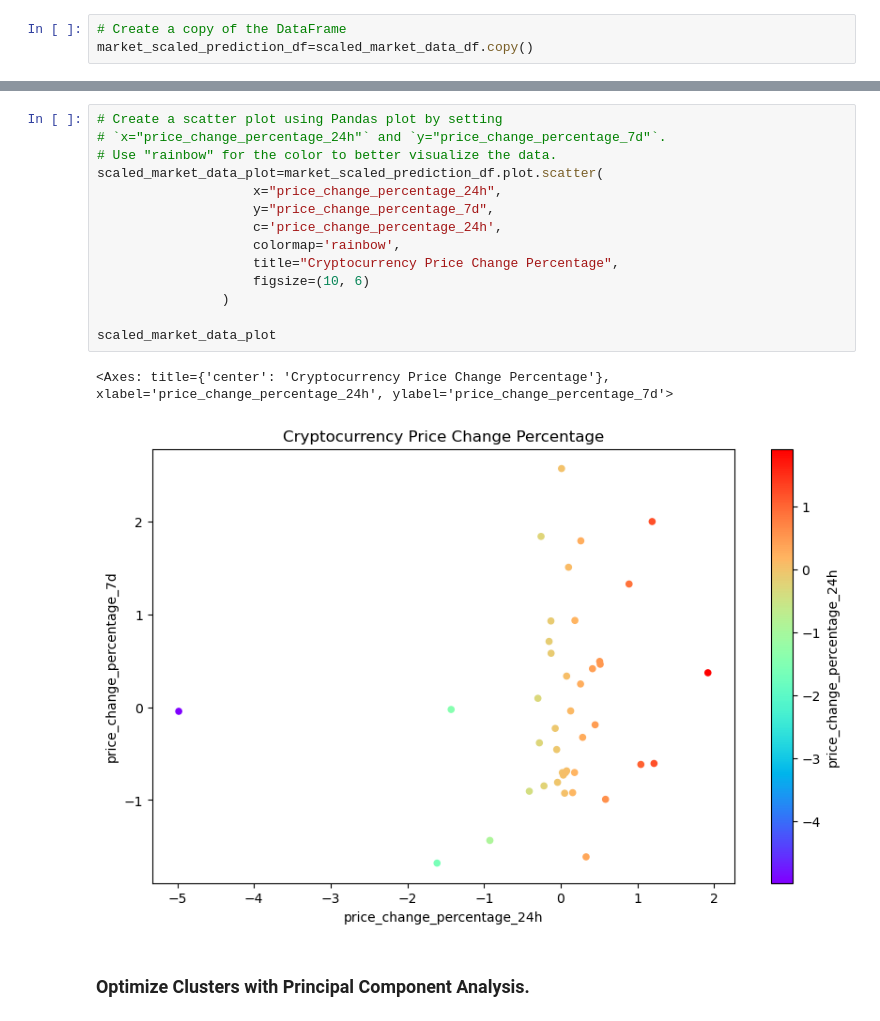
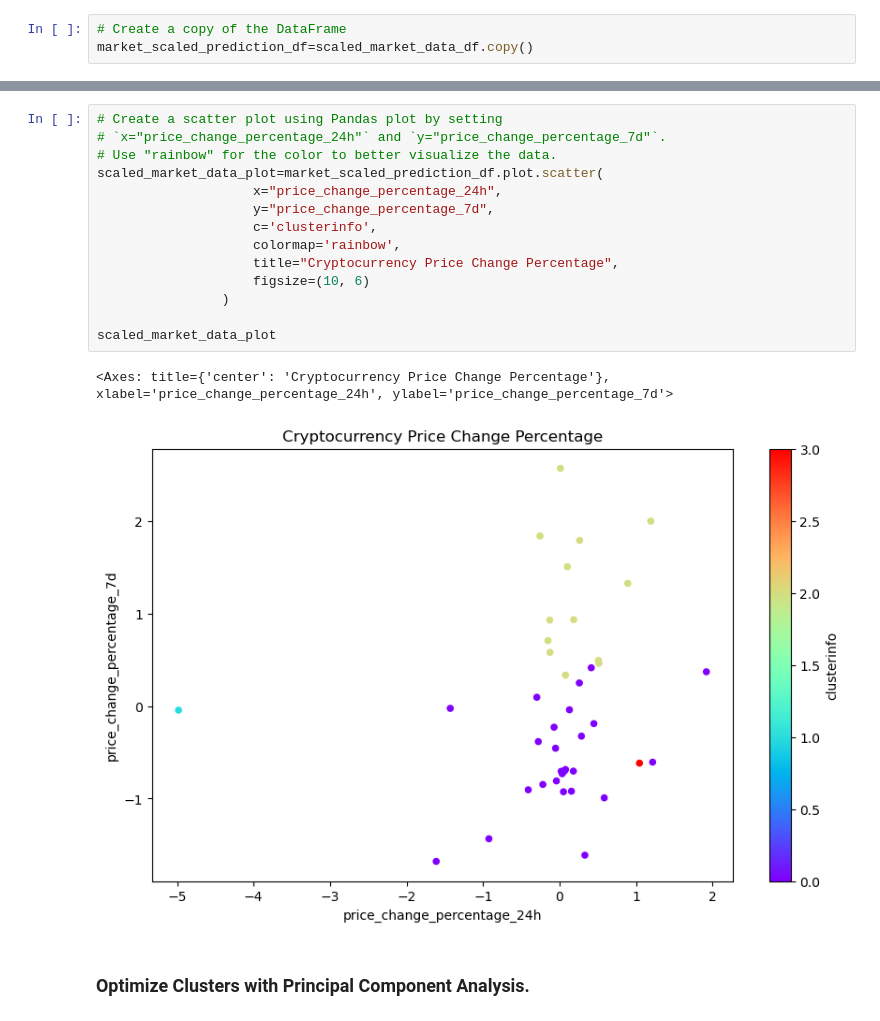
Before and after one commit to siruthaya/CryptoClustering, a Jupyter notebook: Crypto_Clustering_starter_code_solution.ipynb, the cells around one changed output, grey strips where cells are left out. Drawn from its saved outputs; the diff is of its cells as text.

```diff
--- a/Crypto_Clustering_starter_code_solution.ipynb
+++ b/Crypto_Clustering_starter_code_solution.ipynb
@@ -166,20 +166,20 @@ market_scaled_prediction_df.head()
 # %%
 # Create a scatter plot using Pandas plot by setting
 # `x="price_change_percentage_24h"` and `y="price_change_percentage_7d"`.
 # Use "rainbow" for the color to better visualize the data.
 scaled_market_data_plot=market_scaled_prediction_df.plot.scatter(
                     x="price_change_percentage_24h",
                     y="price_change_percentage_7d",
-                    c='price_change_percentage_24h',
+                    c='clusterinfo',
                     colormap='rainbow',
                     title="Cryptocurrency Price Change Percentage",
                     figsize=(10, 6)
                 )
 
 scaled_market_data_plot
 # %% [output]
 <Axes: title={'center': 'Cryptocurrency Price Change Percentage'}, xlabel='price_change_percentage_24h', ylabel='price_change_percentage_7d'>
-[figure, old version]
+[figure, new version]
 # %% [markdown]
 ### Optimize Clusters with Principal Component Analysis.
 # %%
```
Also changed, not shown: parts of 12 cells of this notebook.
